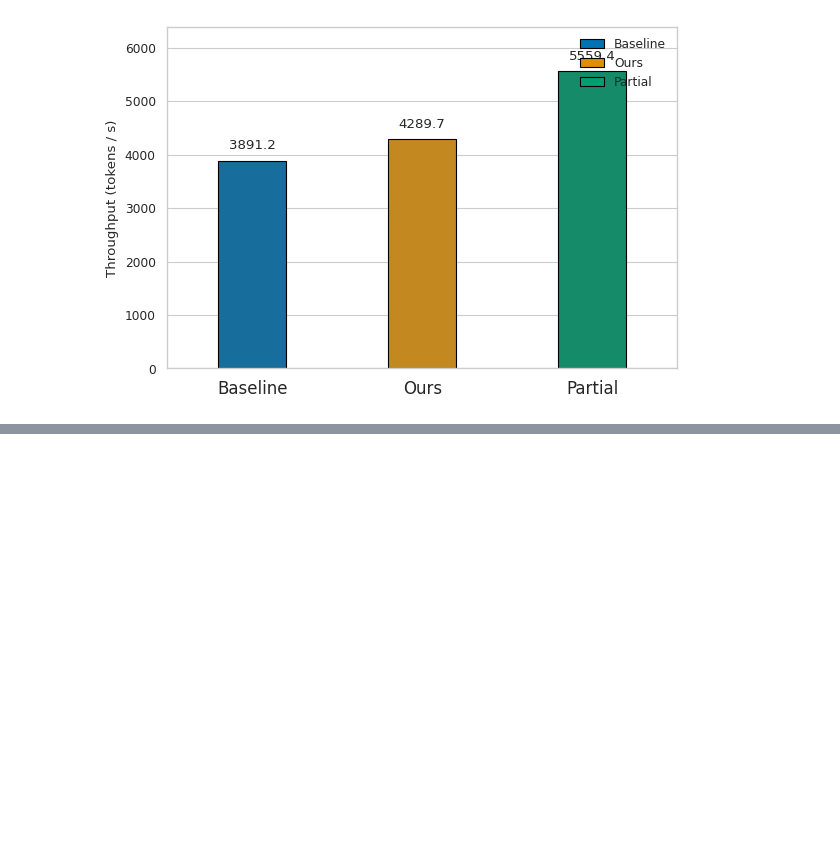
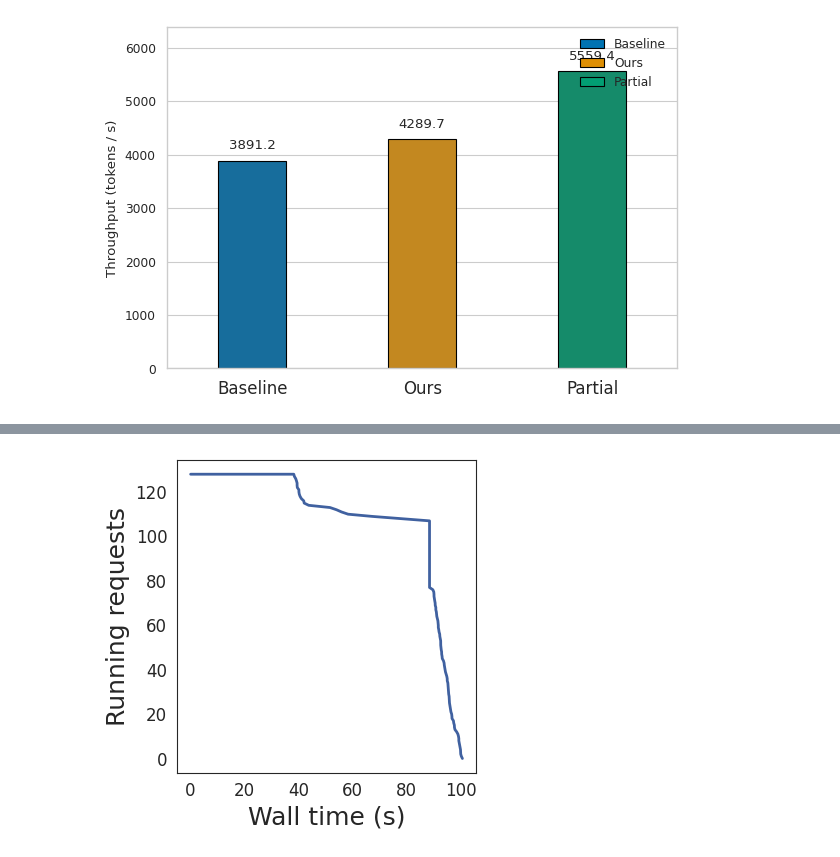
Before and after one commit to ExtremeViscent/verl, a Jupyter notebook: scripts/throughput.ipynb, the cells around one changed output, grey strips where cells are left out. Drawn from its saved outputs; the diff is of its cells as text; code cells hidden in the pictures; blank space fills up the shorter version.

```diff
--- a/scripts/throughput.ipynb
+++ b/scripts/throughput.ipynb
@@ -1810,0 +1848,8 @@ plot_running_requests(running_baseline[0])
+# %%
+queue_stat_acq = queue_stat
+# %%
+running_acq = queue_stat_to_df(queue_stat_acq)
+# %%
+plot_running_requests(running_acq)
+# %% [output]
+[figure, added]
```
Also changed, not shown: parts of 7 cells of this notebook, 2 other files.
